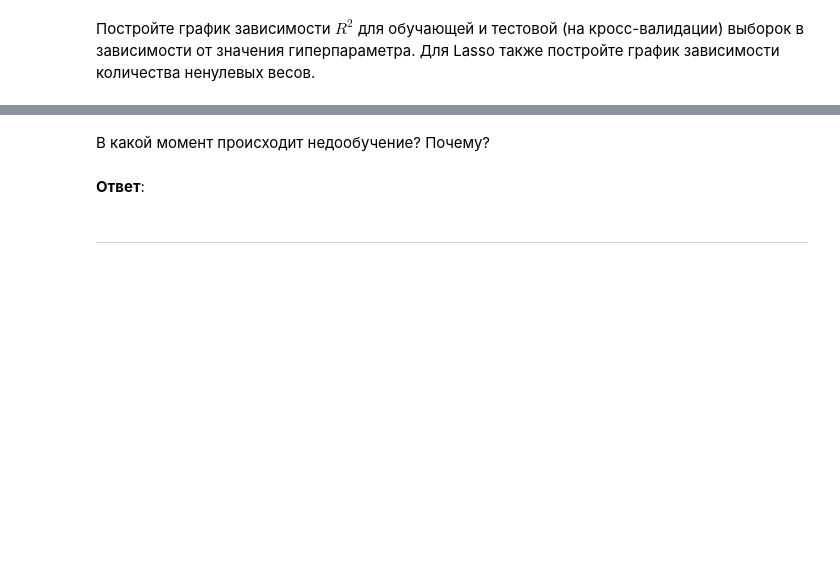
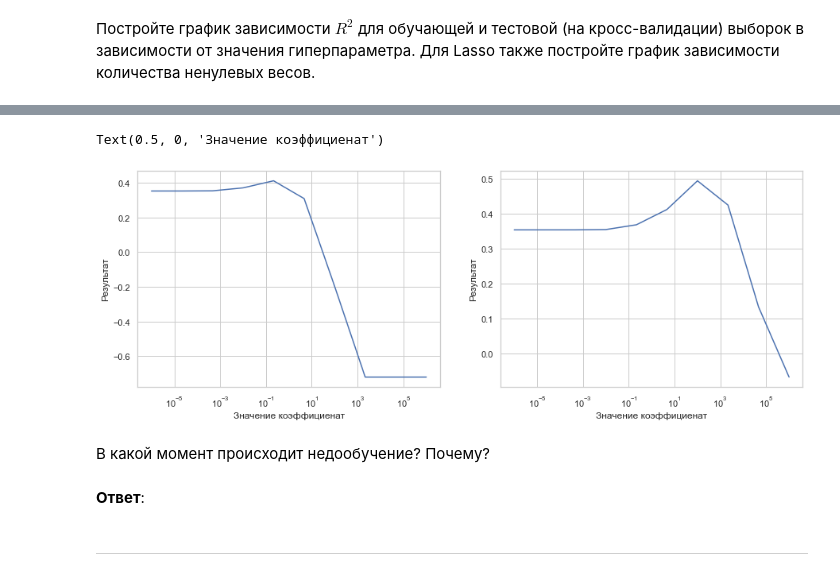
Before and after one commit to Natrofl/intsys_practices, a Jupyter notebook: homework-practice-02.ipynb, the cells around one changed output, grey strips where cells are left out. Cells and saved outputs as stored; diff of their text form; code cells hidden in the pictures; blank space fills up the shorter version.

```diff
--- a/homework-practice-02.ipynb
+++ b/homework-practice-02.ipynb
@@ -285,9 +295,3 @@ __Задание 2.__ Подбор гиперпараметров.
 Также посчитайте метрику $R^2$ для тестовой выборки и сравните с предыдущими результатами. Заметно ли изменилось качество?
 
 Useful: GridSearchCV, RidgeCV, LassoCV
-# %%
-from sklearn import svm
-parameters = {'kernel':('linear', 'rbf'), 'C':[1, 10]}
-svc = svm.SVC()
-clf = GridSearchCV(svc, parameters)
-clf.fit(df, y)
@@ -312,0 +298,4 @@ ValueError: Unknown label type: 'continuous'
+# %%
+alpha_coff = np.logspace(-6,6, 10)
+n_folds = 5
+display(alpha_coff)
@@ -319,8 +313,7 @@ clf.score(df, y)
 # %%
 from sklearn.linear_model import LassoCV
-from sklearn.datasets import make_regression
-df, y = make_regression(noise=4, random_state=0)
-reg = LassoCV(cv=5, random_state=0).fit(df, y)
-print(reg.score(df, y))
-#print(reg.predict(df[:1,]))
+l_CV = LassoCV(alphas=alpha_coff).fit(df, y)
+display(l_CV.score(df, y))
+l_CV.get_params().keys()
+#reg.predict(df)
 # %% [output]
@@ -335,3 +324,30 @@ print(reg.score(df, y))
+# %%
+a_params = [{'alpha': alpha_coff}]
+lasso_clf = GridSearchCV(lasso_model, a_params, cv=n_folds, scoring="r2", refit=False)
+
+lasso_clf.fit(df,y)
+s_lasso = lasso_clf.cv_results_['mean_test_score']
+
+ridge_clf = GridSearchCV(ridge_model, a_params, cv=n_folds, scoring="r2", refit=False)
+ridge_clf.fit(df,y)
+s_ridge = ridge_clf.cv_results_['mean_test_score']
+#s2 = lasso_clf.cv_results_['std_test_score']
+#print(s2)
+
+# ...
+# %%
+plt.figure(figsize=(15, 5))
+plt.subplot(1, 2, 1)
+plt.semilogx(alpha_coff, s_lasso)
+plt.ylabel('Результат')
+plt.xlabel('Значение коэффициенат')
+plt.subplot(1, 2, 2)
+plt.semilogx(alpha_coff, s_ridge)
+plt.ylabel('Результат')
+plt.xlabel('Значение коэффициенат')
+# %% [output]
+Text(0.5, 0, 'Значение коэффициенат')
+[figure, added]
 # %% [markdown]
 В какой момент происходит недообучение? Почему?
 # %% [markdown]
```
Also changed, not shown: parts of 11 cells of this notebook.
